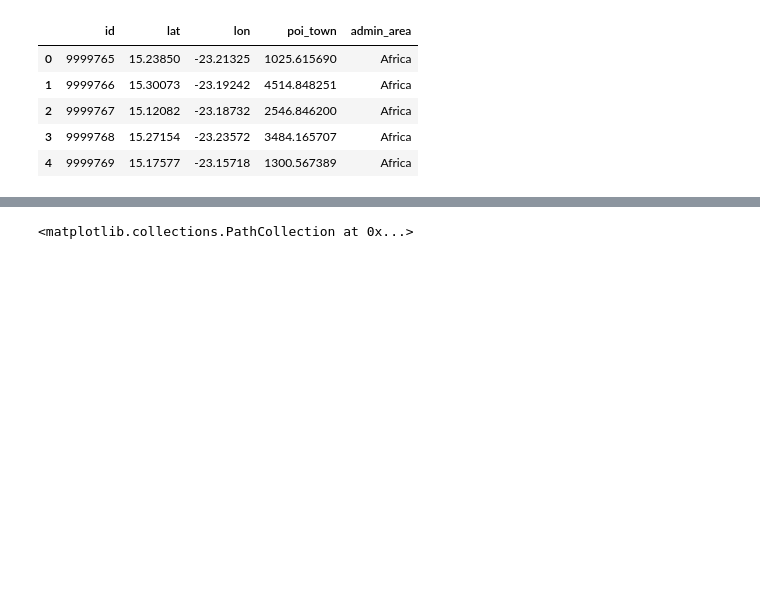
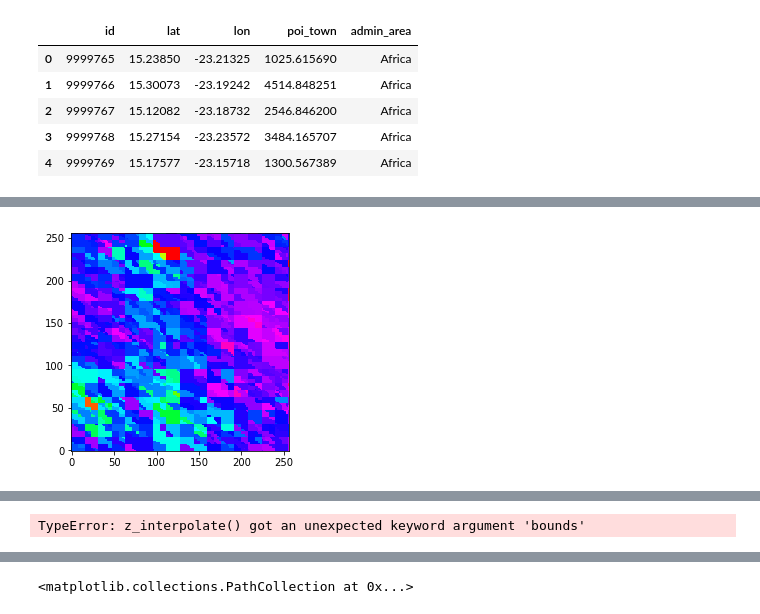
Before and after one commit to pkerpedjiev/z-index-range-selections, a Jupyter notebook: notebooks/Z-Index based range selection.ipynb, the cells around one changed output, grey strips where cells are left out. Drawn from its saved outputs; the diff is of its cells as text; code cells hidden in the pictures; blank space fills up the shorter version.

```diff
--- a/notebooks/Z-Index based range selection.ipynb
+++ b/notebooks/Z-Index based range selection.ipynb
@@ -389,0 +432,44 @@ Wall time: 30.8 µs
+# %%
+%%time
+
+def tile_data(z, x, y):
+    '''
+    Get interpolated values for a tile as defined by the
+    zoom level (z), x position (x), y position (y) and
+    '''
+    tile_width = 360 / 2 ** z
+
+    tile_x = -180 + x * tile_width
+    tile_y = -180 + y * tile_width
+
+    bounds = [tile_x, tile_y,
+              tile_x + tile_width,
+              tile_y + tile_width]
+
+    f = h5py.File('../data/points.hdf5', 'r')
+    tile_pixels = 256
+
+    (ixs, positions) = z_interpolate(
+        f['interleaved'],
+        region_bounds=bounds,
+        global_bounds=[-180,-180,180,180],
+        width=tile_pixels
+    )
+
+    ixs[ixs == len(sorted_interleaved)] = len(sorted_interleaved) - 1
+
+    residuals = ((positions - sorted_points[ixs]) ** 2).sum(axis=1)
+    new_array = sorted_poi[ixs]
+    #new_array[residuals > 10] = np.nan
+
+    mat = new_array.reshape((tile_pixels,tile_pixels))
+
+    # mat = sorted_poi[ixs].reshape((tile_pixels, tile_pixels))
+
+    return mat
+
+mat = tile_data(7,70,54)
+plt.imshow(np.log(mat.T), origin='lower', cmap='hsv')
+plt.show()
+# %% [output]
+[figure, added]
@@ -390,9 +478,15 @@ Wall time: 30.8 µs
 # %%
 width=256
+bounds = [-180, -180, 0, 0]
+
 # ixs will be the indexes in sorted_points from which the grid
 # points interpolate their positions
-(ixs, positions) = z_interpolate(sorted_interleaved, bounds=bounds, width=width, zoom=32)
+(ixs, positions) = z_interpolate(sorted_interleaved,
+                                 bounds=bounds,
+                                 width=width, zoom=32)
 ixs[ixs == len(sorted_interleaved)] = len(sorted_interleaved) - 1
 mat = sorted_poi[ixs].reshape((width,width))
+# %% [output]
+TypeError: z_interpolate() got an unexpected keyword argument 'bounds'
 # %%
 import matplotlib.pyplot as plt
```
Also changed, not shown: parts of 23 cells of this notebook, 3 other files.
